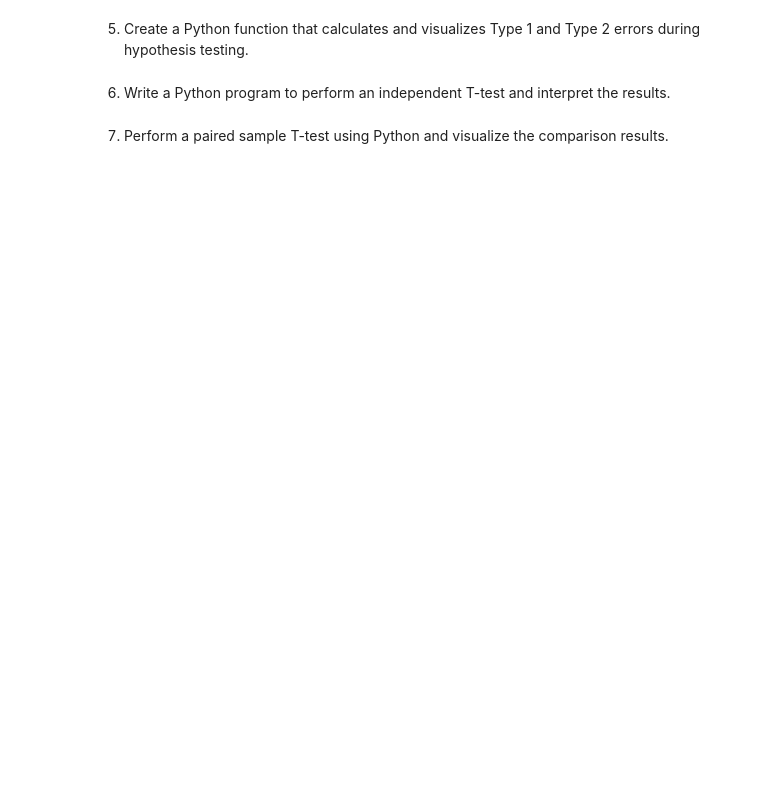
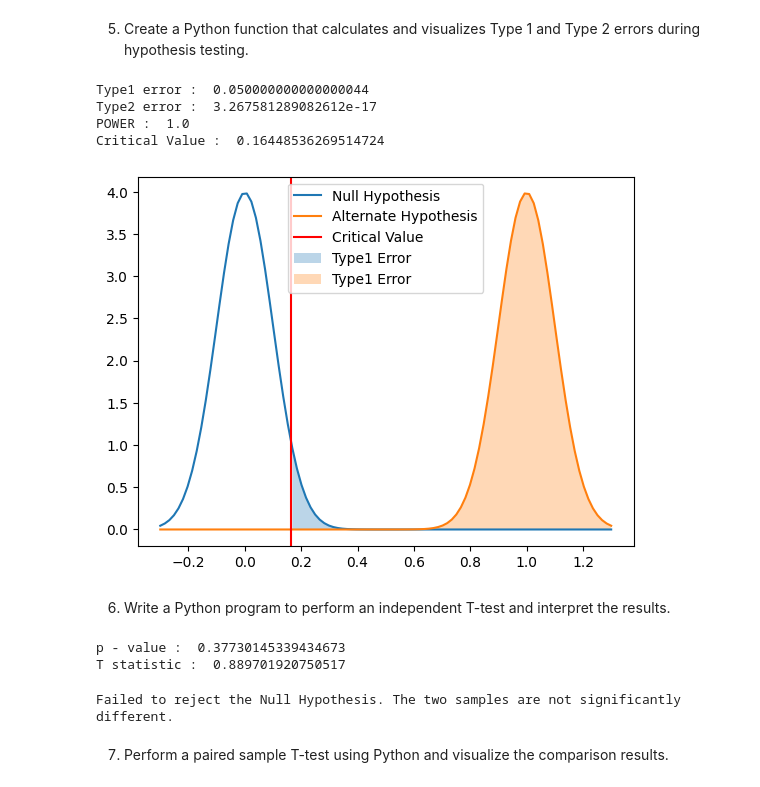
Before and after one commit to rashiagrawal05/Statistics_Assignments, a Jupyter notebook: Stat_adv2.ipynb, the cells around one changed output. Cells and saved outputs as stored; diff of their text form; code cells hidden in the pictures; blank space fills up the shorter version.

```diff
--- a/Stat_adv2.ipynb
+++ b/Stat_adv2.ipynb
@@ -335,4 +412,66 @@ NameError: name 'z_stat' is not defined
+# %%
+#Visualisation
+
+def visualise_errors(mu0,mu1,sigma,n,alpha,critical_value):
+  x= np.linspace(mu0-3*sigma/np.sqrt(n), mu1+3*sigma/np.sqrt(n),100)
+
+  plt.plot(x,norm.pdf(x,loc=mu0,scale=sigma/np.sqrt(n)),label= "Null Hypothesis")
+  plt.plot(x,norm.pdf(x,loc=mu1,scale=sigma/np.sqrt(n)),label = "Alternate Hypothesis")
+
+  plt.axvline(critical_value,color = "r",label="Critical Value")
+  plt.fill_between(x,norm.pdf(x,loc=mu0,scale=sigma/np.sqrt(n)),where=(x>critical_value),alpha=0.3,label='Type1 Error')
+  plt.fill_between(x,norm.pdf(x,loc=mu1,scale=sigma/np.sqrt(n)),where=(x>critical_value),alpha=0.3,label='Type1 Error')
+
+  plt.legend()
+  plt.show()
+# %%
+#example
+
+mu0 = 0
+mu1 = 1
+sigma = 1
+n=100
+alpha = 0.05
+
+type1_error,type2_error,power,critical_value = error_type(mu0,mu1,sigma,n,alpha)
+print("Type1 error : ",type1_error)
+print("Type2 error : ",type2_error)
+print("POWER : ",power)
+print('Critical Value : ',critical_value)
+# %% [output]
+Type1 error :  0.050000000000000044
+Type2 error :  3.267581289082612e-17
+POWER :  1.0
+Critical Value :  0.16448536269514724
+# %%
+visualise_errors(mu0,mu1,sigma,n,alpha,critical_value)
+# %% [output]
+[figure, added]
 # %% [markdown]
 6. Write a Python program to perform an independent T-test and interpret the results.
+# %%
+import numpy as np
+from scipy import stats
+import matplotlib.pyplot as plt
+
+np.random.seed(0)
+sample1 = np.random.normal(loc=5, scale = 2,size = 30)
+sample2 = np.random.normal(loc=6, scale = 2,size = 30)
+
+t_stat,p_value = stats.ttest_ind(sample1,sample2)
+print("p - value : ",p_value)
+print("T statistic : ",t_stat)
+# %% [output]
+p - value :  0.37730145339434673
+T statistic :  0.889701920750517
+# %%
+alpha = 0.05
+
+if p_value < alpha:
+  print("Reject the Null Hypothesis. The two samples are significantly different.")
+else :
+  print("Failed to reject the Null Hypothesis. The two samples are not significantly different.")
+# %% [output]
+Failed to reject the Null Hypothesis. The two samples are not significantly different.
 # %% [markdown]
 7. Perform a paired sample T-test using Python and visualize the comparison results.
```
Also changed, not shown: parts of 49 cells of this notebook.
